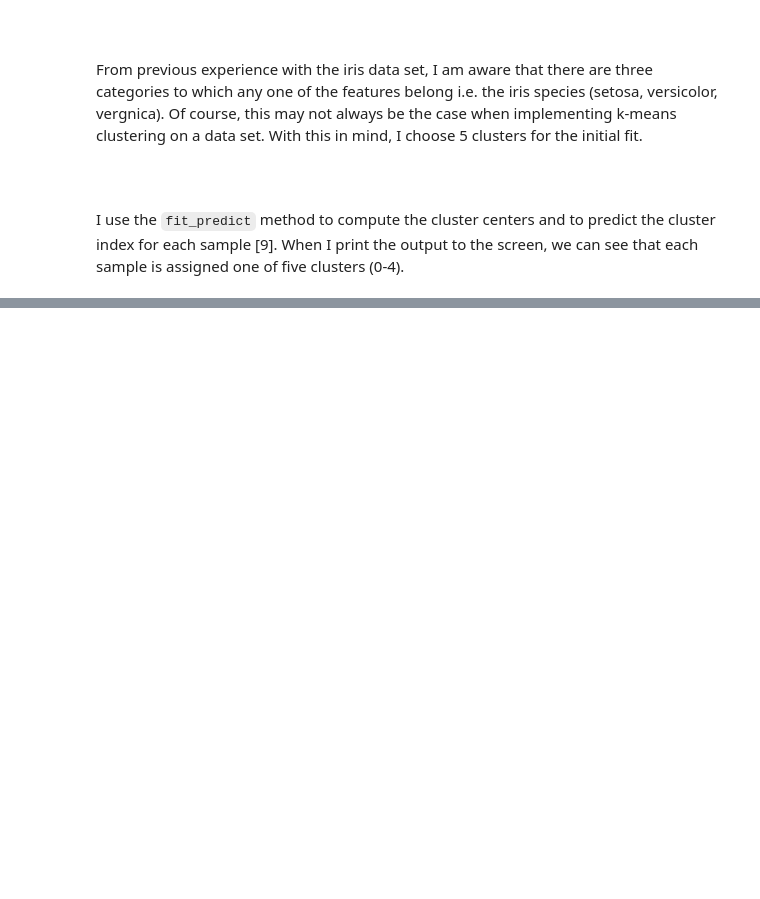
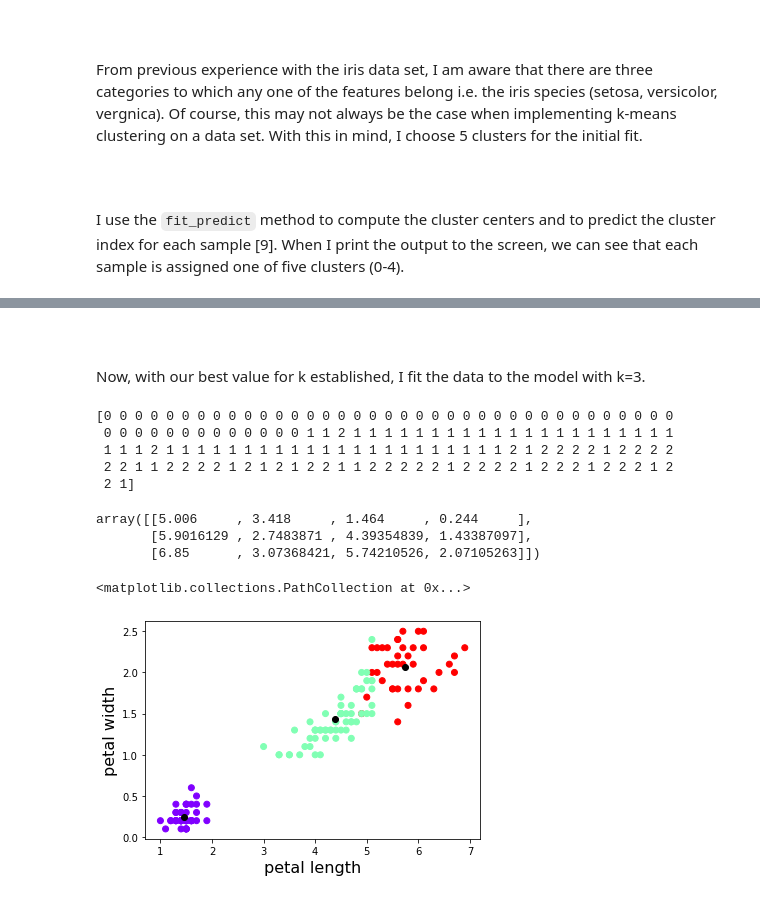
Before and after one commit to colm-o-caoimh/ExploringMachineLearning, a Jupyter notebook: Machine Learning and Statistics - Tasks 2020.ipynb, the cells around one changed output, grey strips where cells are left out. Drawn from its saved outputs; the diff is of its cells as text; code cells hidden in the pictures; blank space fills up the shorter version.

```diff
--- a/Machine Learning and Statistics - Tasks 2020.ipynb
+++ b/Machine Learning and Statistics - Tasks 2020.ipynb
@@ -602,3 +571,0 @@ plt.plot(Y[kmeans.labels_ == 1][:, 1] , Y[kmeans.labels_ == 1][:, 0], 'rx')
-# %%
-# Perform kmeans fitting
-kmeans = skcl.KMeans(n_clusters=2, random_state=0).fit(X)
@@ -641,0 +616,34 @@ xvals, yvals
+# %% [markdown]
+<br>
+# %% [markdown]
+Now, with our best value for k established, I fit the data to the model with k=3.
+# %%
+# 3 clusters
+kmeans3 = skcl.KMeans(n_clusters=3)
+y_kmeans3 = kmeans3.fit_predict(x)
+print(y_kmeans3)
+# %% [output]
+[0 0 0 0 0 0 0 0 0 0 0 0 0 0 0 0 0 0 0 0 0 0 0 0 0 0 0 0 0 0 0 0 0 0 0 0 0
+ 0 0 0 0 0 0 0 0 0 0 0 0 0 1 1 2 1 1 1 1 1 1 1 1 1 1 1 1 1 1 1 1 1 1 1 1 1
+ 1 1 1 2 1 1 1 1 1 1 1 1 1 1 1 1 1 1 1 1 1 1 1 1 1 1 2 1 2 2 2 2 1 2 2 2 2
+ 2 2 1 1 2 2 2 2 1 2 1 2 1 2 2 1 1 2 2 2 2 2 1 2 2 2 2 1 2 2 2 1 2 2 2 1 2
+ 2 1]
+# %%
+# Output cetroids of each cluster
+kmeans3.cluster_centers_
+# %% [output]
+array([[5.006     , 3.418     , 1.464     , 0.244     ],
+       [5.9016129 , 2.7483871 , 4.39354839, 1.43387097],
+       [6.85      , 3.07368421, 5.74210526, 2.07105263]])
+# %%
+# Plot petal length and petal width on a scatter plot
+plt.scatter(x[:, 2], x[:, 3], c=y_kmeans3, cmap='rainbow')
+
+plt.xlabel('petal length', fontsize=16)
+plt.ylabel('petal width', fontsize=16)
+
+# Plot centroids for each cluster
+plt.scatter(kmeans3.cluster_centers_[:,2],kmeans3.cluster_centers_[:,3],color='black',marker='o')
+# %% [output]
+<matplotlib.collections.PathCollection at 0x...>
+[figure, added]
```
Also changed, not shown: parts of 51 cells of this notebook.
